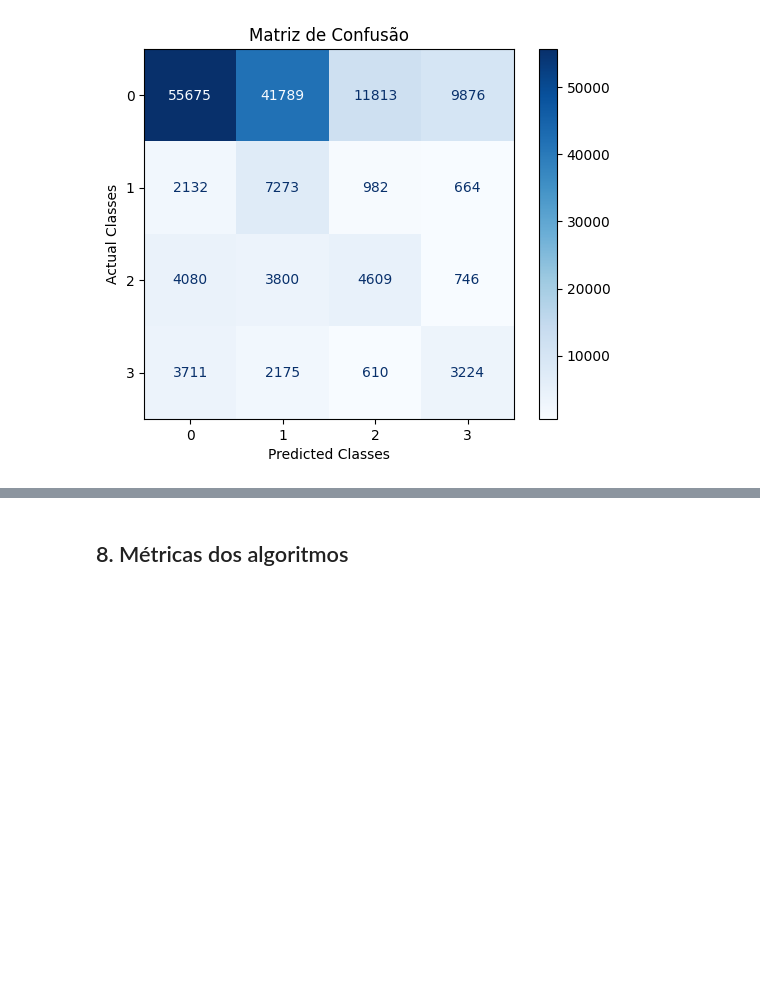
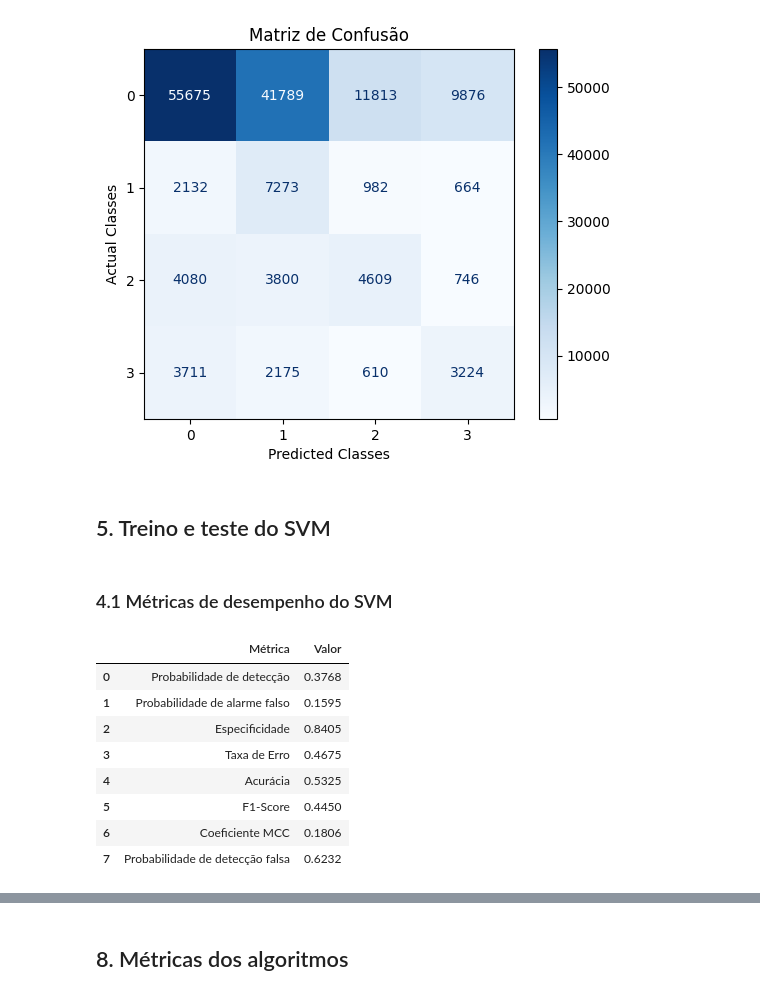
Before and after one commit to jtlimo/ccm-102, a Jupyter notebook: main.ipynb, the cells around one changed output, grey strips where cells are left out. Saved outputs shown, nothing was run; the diff lists cells and outputs as text; code cells hidden in the pictures; blank space fills up the shorter version.

```diff
--- a/main.ipynb
+++ b/main.ipynb
@@ -287,3 +288,5 @@ cm_nb.plot(number_label=True, title="Matriz de Confusão", cmap=plt.cm.Blues) #
 # %% [output]
 <Axes: title={'center': 'Matriz de Confusão'}, xlabel='Predicted Classes', ylabel='Actual Classes'>
 [figure]
+# %% [markdown]
+## 5. Treino e teste do SVM
@@ -289,0 +298,17 @@ cm_nb.plot(number_label=True, title="Matriz de Confusão", cmap=plt.cm.Blues) #
+# %% [markdown]
+### 4.1 Métricas de desempenho do SVM
+# %%
+cm_nb = ConfusionMatrix(actual_vector=y_test,predict_vector=y_pred)
+
+weighted_metrics_nb = get_weighted_metrics(cm_nb)
+print_weighted_metrics(weighted_metrics_nb)
+# %% [output]
+|  | Métrica | Valor |
+| 0 | Probabilidade de detecção | 0.3768 |
+| 1 | Probabilidade de alarme falso | 0.1595 |
+| 2 | Especificidade | 0.8405 |
+| 3 | Taxa de Erro | 0.4675 |
+| 4 | Acurácia | 0.5325 |
+| 5 | F1-Score | 0.4450 |
+| 6 | Coeficiente MCC | 0.1806 |
+| 7 | Probabilidade de detecção falsa | 0.6232 |
```
Also changed, not shown: parts of 9 cells of this notebook, 1 other file.
